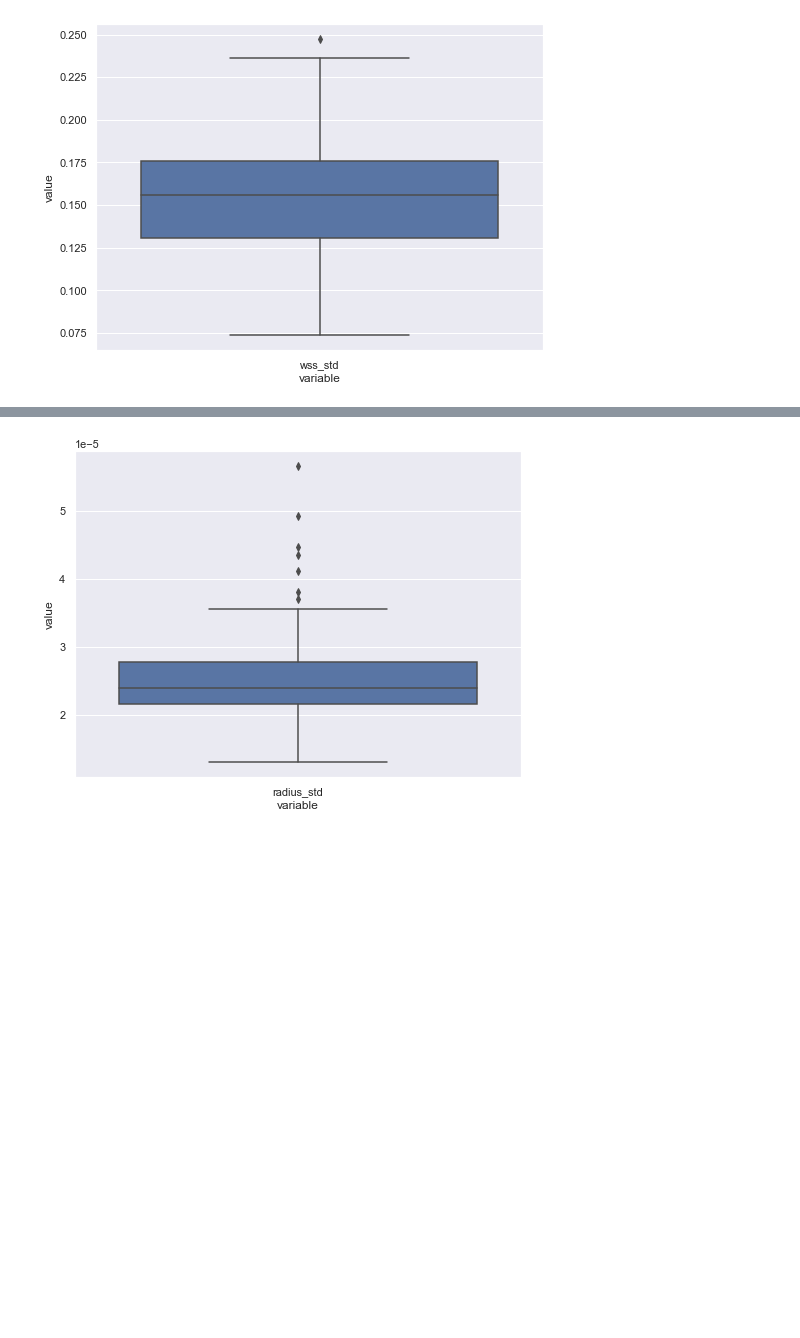
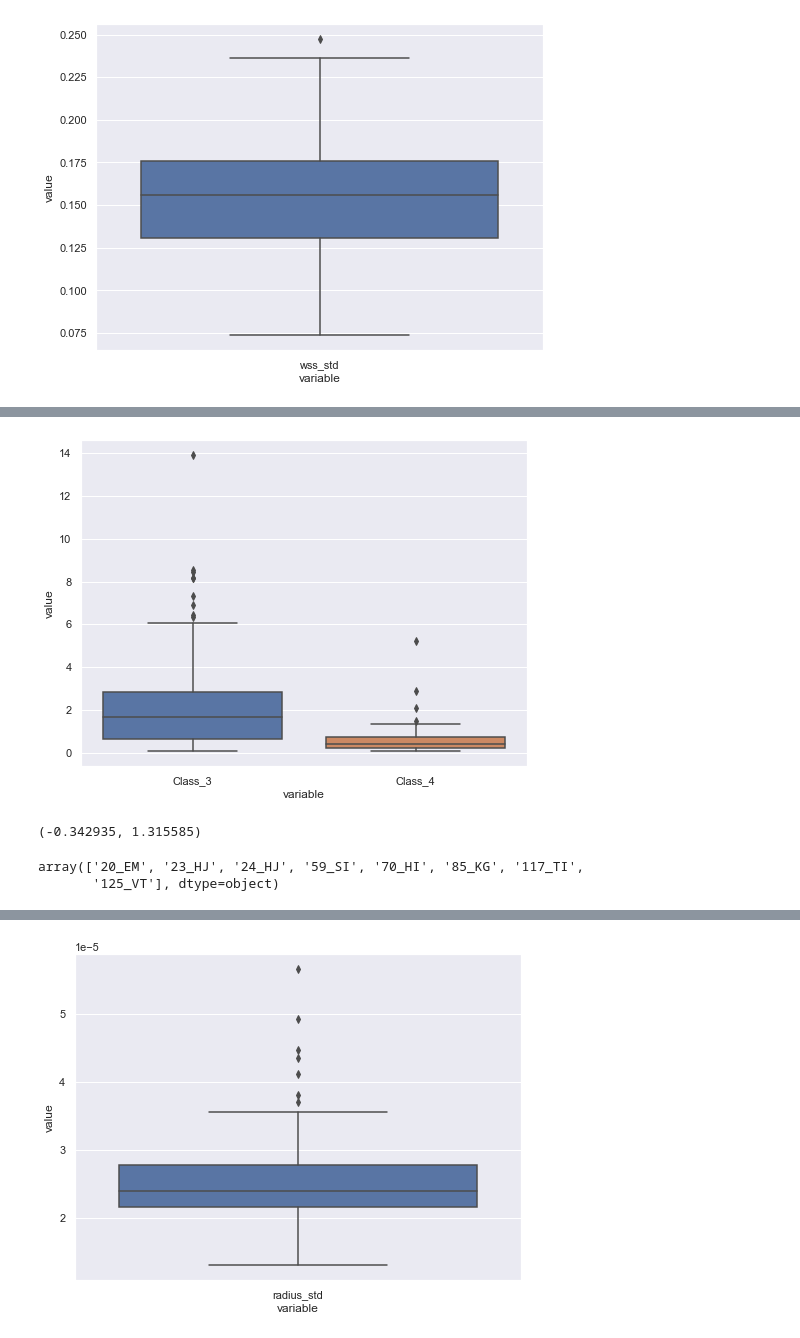
Before and after one commit to abhimandal/AneurysmSegmentation, a Jupyter notebook: aneurysm_segmentation3d/notebooks/Splitting Strategy.ipynb, the cells around one changed output, grey strips where cells are left out. Saved outputs shown, nothing was run; the diff lists cells and outputs as text; code cells hidden in the pictures; blank space fills up the shorter version.

```diff
--- a/aneurysm_segmentation3d/notebooks/Splitting Strategy.ipynb
+++ b/aneurysm_segmentation3d/notebooks/Splitting Strategy.ipynb
@@ -171,0 +369,6 @@ plt.show()
+# %%
+sns.boxplot(x="variable", y="value", data=pd.melt(wss_eda_scaled.iloc[:,6:8]))
+
+plt.show()
+# %% [output]
+[figure, added]
@@ -171,0 +386,9 @@ plt.show()
+# %%
+Q_min.iloc[7], Q_max.iloc[7]
+# %% [output]
+(-0.342935, 1.315585)
+# %%
+wss_eda_scaled.query("Class_4 > 1.31").index.values
+# %% [output]
+array(['20_EM', '23_HJ', '24_HJ', '59_SI', '70_HI', '85_KG', '117_TI',
+       '125_VT'], dtype=object)
```
Also changed, not shown: parts of 51 cells of this notebook.
